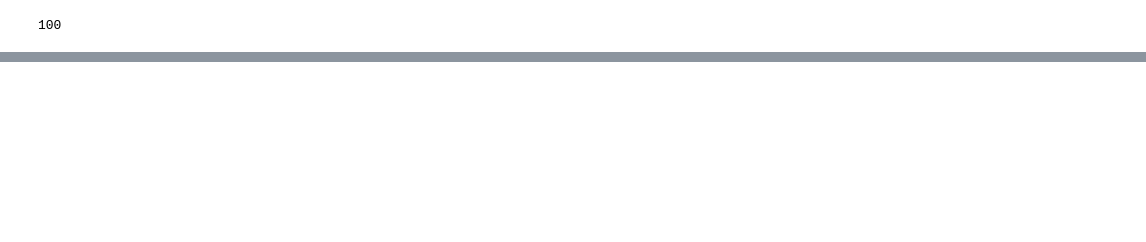
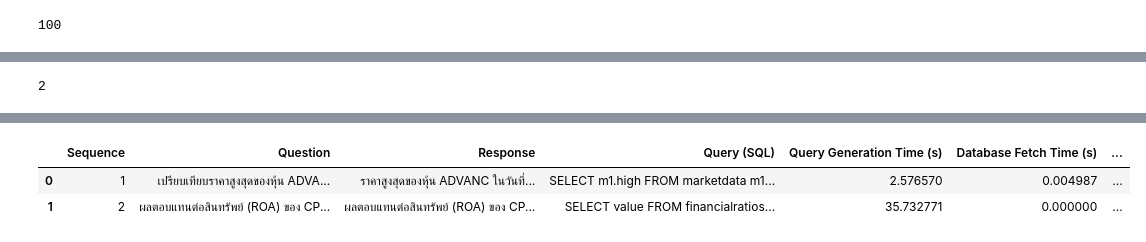
Before and after one commit to naphattha/A-Financial-Knowledge-Graph-Construction-from-SET50-Annual-Reports-scoretest, a Jupyter notebook: llm-chatbot-python_mysql - THAI/test.ipynb, the cells around one changed output, grey strips where cells are left out. Saved outputs shown, nothing was run; the diff lists cells and outputs as text; code cells hidden in the pictures; blank space fills up the shorter version.

```diff
--- a/llm-chatbot-python_mysql - THAI/test.ipynb
+++ b/llm-chatbot-python_mysql - THAI/test.ipynb
@@ -183,11 +119,19 @@ len(questions_TH2)
+# %%
+# ตัวอย่างการทดสอบด้วย 100 คำถาม
+questions_TH2 = [
+    "เปรียบเทียบราคาสูงสุดของหุ้น ADVANC กับหุ้น CPALL ในวันที่ 1 กันยายน 2023",
+    "ผลตอบแทนต่อสินทรัพย์ (ROA) ของ CPF ส่งผลต่อความสามารถในการใช้สินทรัพย์อย่างไรในปี 2019"
+]
+# Check the length of questions_TH to ensure it includes 100 questions
+len(questions_TH2)
+# %% [output]
+2
 # %%
-
-
 # Reset session state logs to ensure old data is not retained
 st.session_state.query_logs = []
 
 # Collect responses
-for idx, user_input in enumerate(questions_TH2, start=1):
+for idx, user_input in enumerate(questions_ENG_new, start=1):
     print(f"Processing Input {idx}: {user_input}")
     try:
         # Call chatbot logic to get the response, metadata, and error
@@ -202,14 +146,12 @@ for idx, user_input in enumerate(questions_TH2, start=1):
             "Query (SQL)": metadata.get("query", ""),
             "Query Generation Time (s)": round(metadata.get("query_generation_time", 0.0), 6),
             "Database Fetch Time (s)": round(metadata.get("database_fetch_time", 0.0), 8),
-            "Response Generation Time (s)": round(metadata.get("response_generation_time", 0.0), 6),
-            "Total Time (s)": round(
-                metadata.get("query_generation_time", 0.0) +
-                metadata.get("database_fetch_time", 0.0) +
-                metadata.get("response_generation_time", 0.0),
-                6
-            ),
-            "Error": error if error else "",
+            "Response Generation Time (s)": round(metadata.get("response_generation_time", 0.0) -
+                                                  metadata.get("query_generation_time", 0.0) -
+                                                  metadata.get("database_fetch_time", 0.0)
+                                                  , 6),
+            "Total Time (s)": round(metadata.get("response_generation_time", 0.0),6), #response_generation_time is the total time that use
+            "Error": error if error else "", # don't forget to change response_generation_time to total_time
         })
     except Exception as e:
         print(f"Error processing input {idx}: {e}")
@@ -226,11 +168,39 @@ for idx, user_input in enumerate(questions_TH2, start=1):
             "Error": str(e),
         })
 
-# Export logs to CSV file if there are any logs
-if st.session_state.query_logs:
-    logs_df = pd.DataFrame(st.session_state.query_logs)
-    logs_df.to_csv("query_logs_th_2_53.csv", index=False, encoding="utf-8-sig")
-    print("Logs exported to query_logs.csv")
-else:
-    print("No logs to export.")
+logs_df = pd.DataFrame(st.session_state.query_logs)
+
+# Assuming logs_df is your input DataFrame
+# Drop rows where `Sequence` is NaN to remove unnecessary rows
+cleaned_df = logs_df.dropna(subset=["Sequence"])
+
+# Keep only relevant columns and rename them
+cleaned_df = cleaned_df.rename(columns={
+    "Sequence": "Sequence",
+    "Question": "Question",
+    "query": "query",
+    "Response": "Response",
+    "time": "time",
+    "error": "error"
+})
+
+# Fill any remaining NaN values with empty strings or zeros where appropriate
+cleaned_df = cleaned_df.fillna({
+    "query": "",
+    "Response": "",
+    "error": "",
+    "time": 0.0
+})
+
+# Convert the Sequence column to integers
+cleaned_df["Sequence"] = cleaned_df["Sequence"].astype(int)
+
+# Reset the index to clean up the DataFrame
+cleaned_df = cleaned_df.reset_index(drop=True)
+
+# Save the cleaned DataFrame to a CSV file
+cleaned_df.to_csv("cleaned_query_logs_new.csv", index=False, encoding="utf-8-sig")
+
+# Print the cleaned DataFrame
+cleaned_df
 # %% [output]
@@ -253,0 +224,3 @@ Logs exported to query_logs.csv
+|  | Sequence | Question | Response | Query (SQL) | Query Generation Time (s) | Database Fetch Time (s) | ... |
+| 0 | 1 | เปรียบเทียบราคาสูงสุดของหุ้น ADVA... | ราคาสูงสุดของหุ้น ADVANC ในวันที่... | SELECT m1.high FROM marketdata m1... | 2.576570 | 0.004987 | ... |
+| 1 | 2 | ผลตอบแทนต่อสินทรัพย์ (ROA) ของ CP... | ผลตอบแทนต่อสินทรัพย์ (ROA) ของ CP... | SELECT value FROM financialratios... | 35.732771 | 0.000000 | ... |
```
Also changed, not shown: parts of 9 cells of this notebook, 29 other files.
